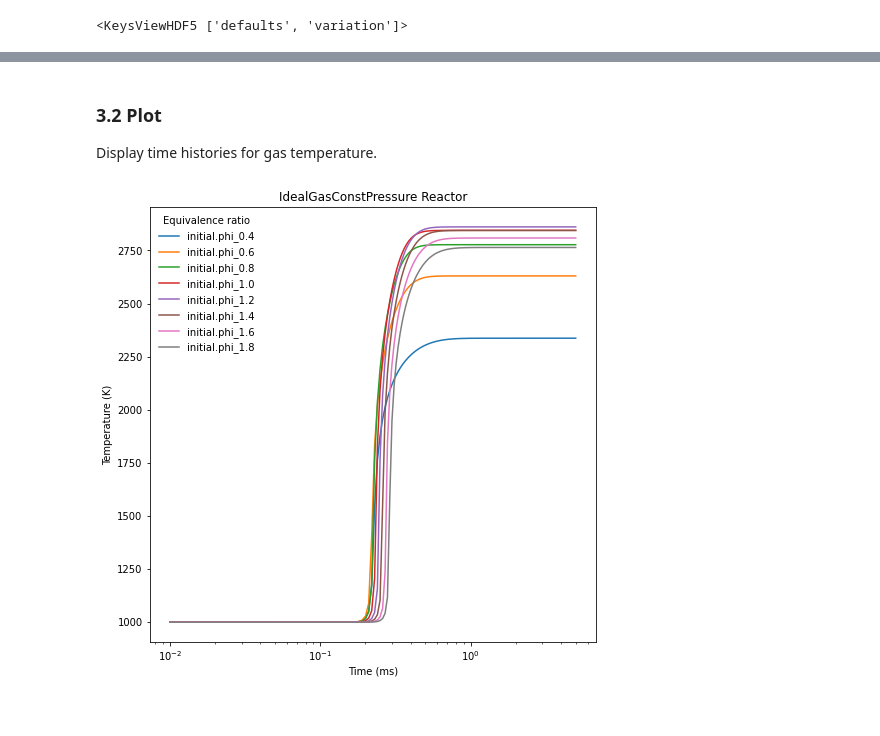
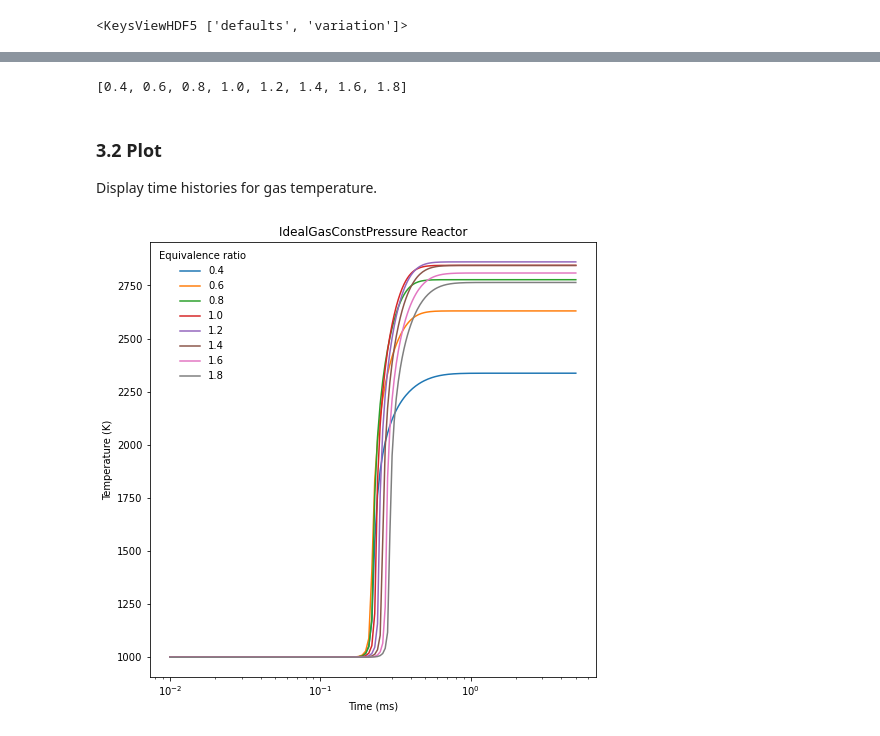
Before and after one commit to microcombustion/ctwrap, a Jupyter notebook: docs/examples/ignition_example.ipynb, the cells around one changed output, grey strips where cells are left out. Drawn from its saved outputs; the diff is of its cells as text; code cells hidden in the pictures.

```diff
--- a/docs/examples/ignition_example.ipynb
+++ b/docs/examples/ignition_example.ipynb
@@ -89,6 +97,11 @@ default
   'n_points': 500,
   'atol': 1e-15,
   'rtol': 1e-09}}
+# %%
+phi = var['sequence'].get('initial.phi')
+phi
+# %% [output]
+[0.4, 0.6, 0.8, 1.0, 1.2, 1.4, 1.6, 1.8]
 # %% [markdown]
 ### 3.2 Plot
 
@@ -96,24 +109,24 @@ Display time histories for gas temperature.
 # %%
 # create figure and adjust size
 fig, ax = plt.subplots(1)
 fig.set_size_inches(8.,8.)
 
 # plot results
 for f, key in enumerate(data):
     df = data[key]
-    ax.semilogx(1000*df['t'][:],df['T'][:],color=col[f],label=key)
+    ax.semilogx(1000*df['t'][:],df['T'][:],color=col[f],label=phi[f])
 
 # add title/axis labels
 ax.set_title(r'IdealGasConstPressure Reactor')
 ax.set_xlabel('Time (ms)')
 ax.set_ylabel('Temperature (K)')
 
 # add legend
 leg = ax.legend(loc='upper left',#prop={'size':11},
                 title='Equivalence ratio') # % mech)
 leg.draw_frame(False)
 
 # show and save
 plt.show()
 # %% [output]
-[figure, old version]
+[figure, new version]
```
Also changed, not shown: parts of 4 cells of this notebook, 4 other files.
